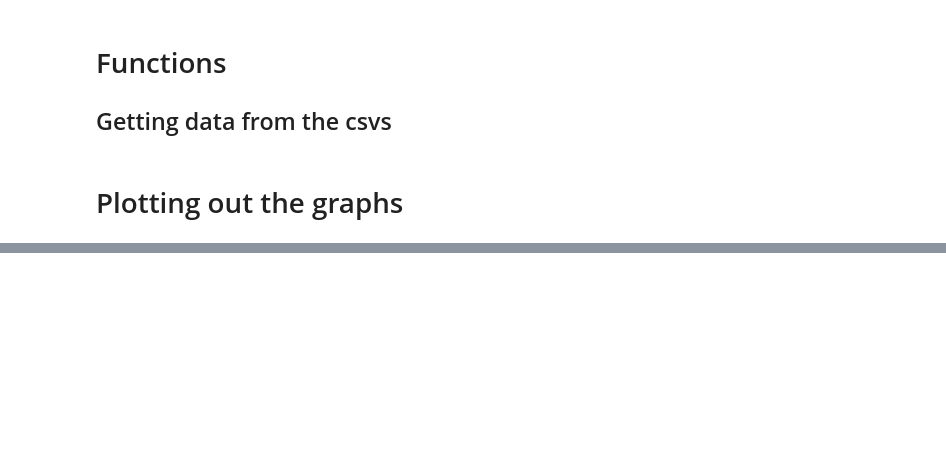
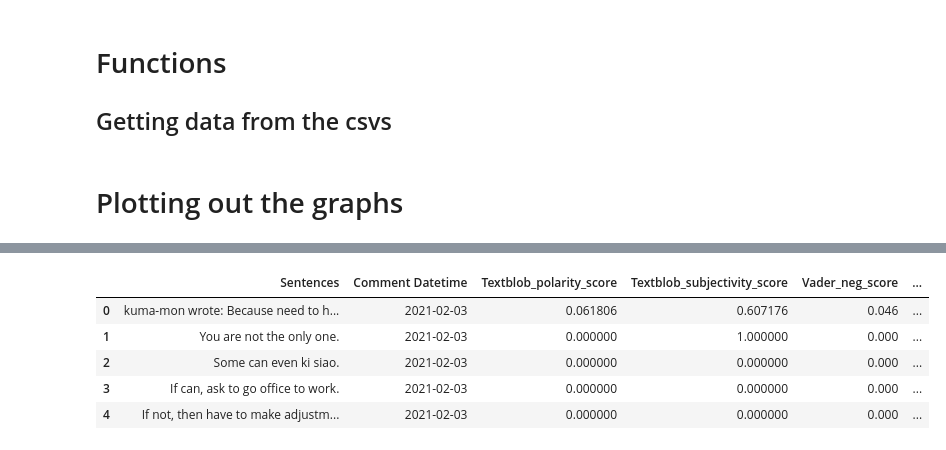
Before and after one commit to CJianYu98/Covid-19-Singapore-Analysis, a Jupyter notebook: Analysis/Sentiment Analysis_Topic Modelling/timeline_sentiment_analysis.ipynb, the cells around one changed output, grey strips where cells are left out. Drawn from its saved outputs; the diff is of its cells as text; code cells hidden in the pictures; blank space fills up the shorter version.

```diff
--- a/Analysis/Sentiment Analysis_Topic Modelling/timeline_sentiment_analysis.ipynb
+++ b/Analysis/Sentiment Analysis_Topic Modelling/timeline_sentiment_analysis.ipynb
@@ -215,0 +369,12 @@ plot.write_image("Number of comments per emotion per policy.png", engine="kaleid
+# %%
+combined_sentiment_df = pd.concat(df_list)
+combined_sentiment_df.drop(combined_sentiment_df.columns[[0,1]], axis=1, inplace=True)
+
+combined_sentiment_df.head()
+# %% [output]
+|  | Sentences | Comment Datetime | Textblob_polarity_score | Textblob_subjectivity_score | Vader_neg_score | ... |
+| 0 | kuma-mon wrote: Because need to h... | 2021-02-03 | 0.061806 | 0.607176 | 0.046 | ... |
+| 1 | You are not the only one. | 2021-02-03 | 0.000000 | 1.000000 | 0.000 | ... |
+| 2 | Some can even ki siao. | 2021-02-03 | 0.000000 | 0.000000 | 0.000 | ... |
+| 3 | If can, ask to go office to work. | 2021-02-03 | 0.000000 | 0.000000 | 0.000 | ... |
+| 4 | If not, then have to make adjustm... | 2021-02-03 | 0.000000 | 0.000000 | 0.000 | ... |
```
Also changed, not shown: parts of 11 cells of this notebook, 30 other files.
